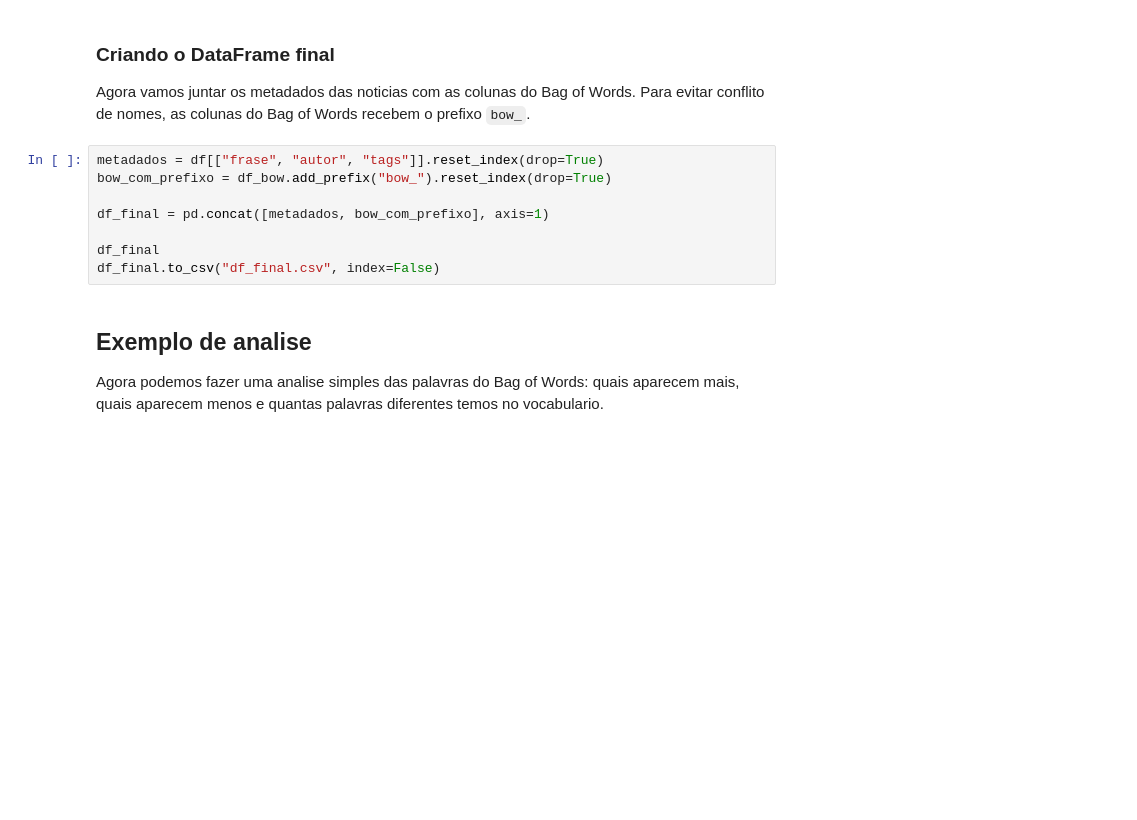
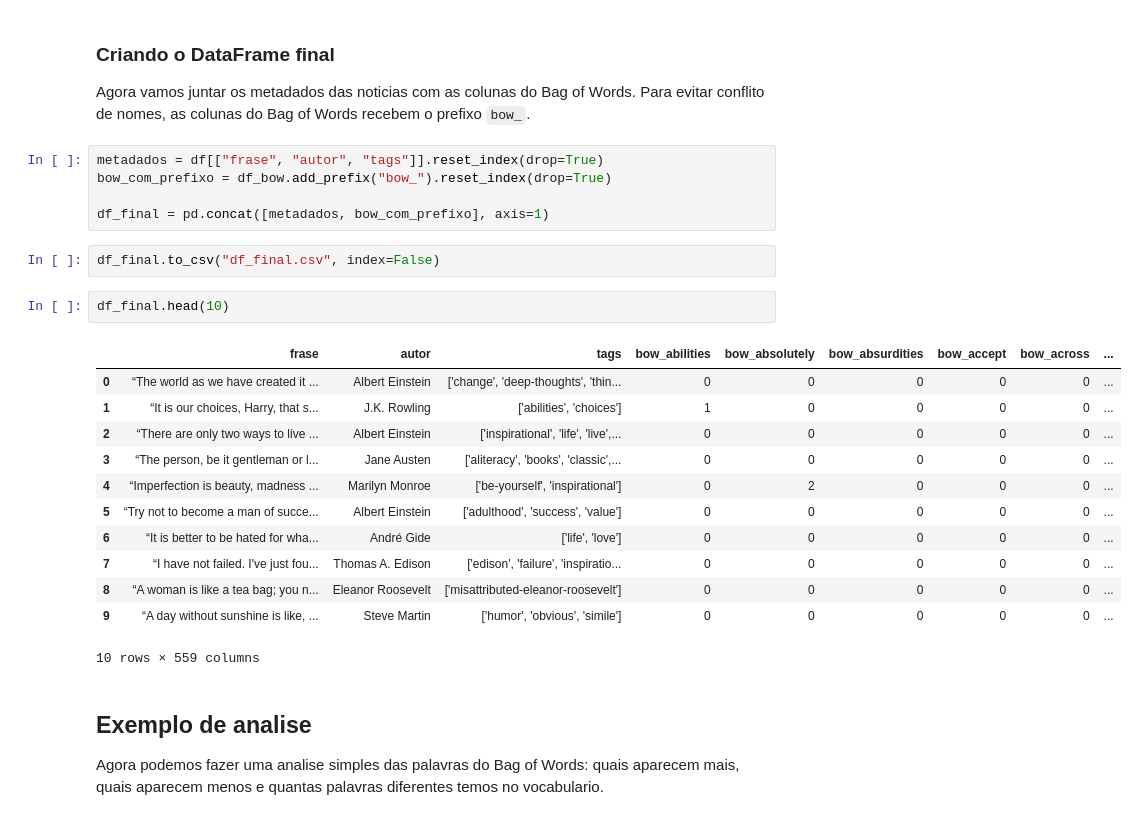
Before and after one commit to Isabela-Farina/Perspectiva_dados, a Jupyter notebook: PLN/introducao_pln.ipynb, the cells around one changed output. Drawn from its saved outputs; the diff is of its cells as text; blank space fills up the shorter version.

```diff
--- a/PLN/introducao_pln.ipynb
+++ b/PLN/introducao_pln.ipynb
@@ -199,9 +200,23 @@ metadados = df[["frase", "autor", "tags"]].reset_index(drop=True)
 bow_com_prefixo = df_bow.add_prefix("bow_").reset_index(drop=True)
 
 df_final = pd.concat([metadados, bow_com_prefixo], axis=1)
-
-df_final
-df_final.to_csv("df_final.csv", index=False)
+# %%
+df_final.to_csv("df_final.csv", index=False)
+# %%
+df_final.head(10)
+# %% [output]
+|  | frase | autor | tags | bow_abilities | bow_absolutely | bow_absurdities | bow_accept | bow_across | ... |
+| 0 | “The world as we have created it ... | Albert Einstein | ['change', 'deep-thoughts', 'thin... | 0 | 0 | 0 | 0 | 0 | ... |
+| 1 | “It is our choices, Harry, that s... | J.K. Rowling | ['abilities', 'choices'] | 1 | 0 | 0 | 0 | 0 | ... |
+| 2 | “There are only two ways to live ... | Albert Einstein | ['inspirational', 'life', 'live',... | 0 | 0 | 0 | 0 | 0 | ... |
+| 3 | “The person, be it gentleman or l... | Jane Austen | ['aliteracy', 'books', 'classic',... | 0 | 0 | 0 | 0 | 0 | ... |
+| 4 | “Imperfection is beauty, madness ... | Marilyn Monroe | ['be-yourself', 'inspirational'] | 0 | 2 | 0 | 0 | 0 | ... |
+| 5 | “Try not to become a man of succe... | Albert Einstein | ['adulthood', 'success', 'value'] | 0 | 0 | 0 | 0 | 0 | ... |
+| 6 | “It is better to be hated for wha... | André Gide | ['life', 'love'] | 0 | 0 | 0 | 0 | 0 | ... |
+| 7 | “I have not failed. I've just fou... | Thomas A. Edison | ['edison', 'failure', 'inspiratio... | 0 | 0 | 0 | 0 | 0 | ... |
+| 8 | “A woman is like a tea bag; you n... | Eleanor Roosevelt | ['misattributed-eleanor-roosevelt'] | 0 | 0 | 0 | 0 | 0 | ... |
+| 9 | “A day without sunshine is like, ... | Steve Martin | ['humor', 'obvious', 'simile'] | 0 | 0 | 0 | 0 | 0 | ... |
+10 rows × 559 columns
 # %% [markdown]
 ## Exemplo de analise
 
```
Also changed, not shown: parts of 11 cells of this notebook.
